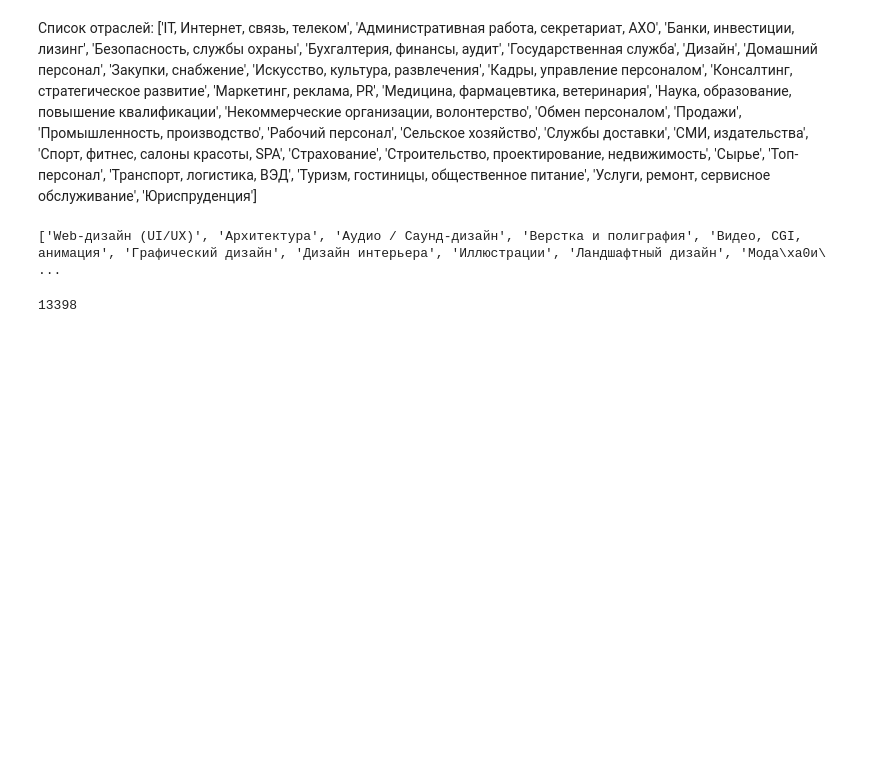
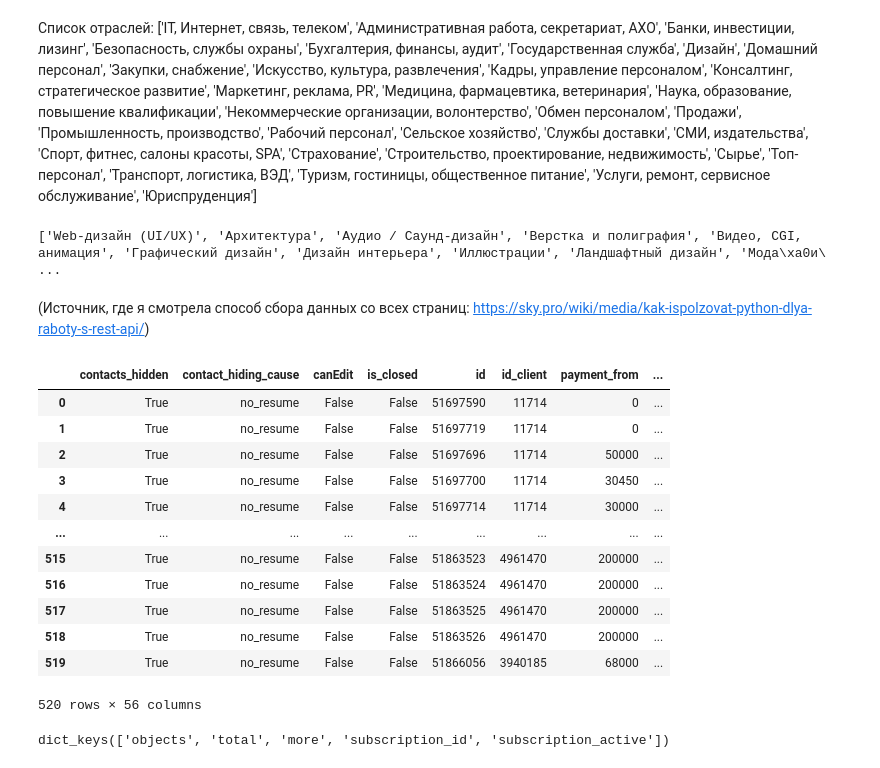
Before and after one commit to leosh1d/gp2, a Jupyter notebook: code/collecting/superjob.ipynb, the cells around one changed output. Saved outputs shown, nothing was run; the diff lists cells and outputs as text; code cells hidden in the pictures; blank space fills up the shorter version.

```diff
--- a/code/collecting/superjob.ipynb
+++ b/code/collecting/superjob.ipynb
@@ -83,15 +85,52 @@ print(titles_in_design)
 # %% [output]
 ['Web-дизайн (UI/UX)', 'Архитектура', 'Аудио / Саунд-дизайн', 'Верстка и полиграфия', 'Видео, CGI, анимация', 'Графический дизайн', 'Дизайн интерьера', 'Иллюстрации', 'Ландшафтный дизайн', 'Мода\xa0и\ ...
 # %%
-# Получаем список вакансий
+key_it = 33
 
+res_vacs_it = []
 params = {
-    'keyword': 'IT',
+    'catalogues': key_it,
+    'count': 40,
+    'page': 0
 }
+while True:
 
-vacs = requests.get('https://api.superjob.ru/2.0/vacancies/', headers=headers, params=params)
-res = vacs.json()
+    vacs_it = requests.get('https://api.superjob.ru/2.0/vacancies/', headers=headers, params=params)
+    if vacs_it.status_code != 200:
+        break
+    vacs_it_json = vacs_it.json()
 
-res['total']
+    if not vacs_it_json['objects']:
+        break
+    res_vacs_it.extend(vacs_it_json['objects'])
+    params['page'] += 1
-# %% [output]
-13398
+# %% [markdown]
+(Источник, где я смотрела способ сбора данных со всех страниц: https://sky.pro/wiki/media/kak-ispolzovat-python-dlya-raboty-s-rest-api/)
+# %%
+df = pd.DataFrame(res_vacs_it)
+df
+# %% [output]
+|  | contacts_hidden | contact_hiding_cause | canEdit | is_closed | id | id_client | payment_from | ... |
+| 0 | True | no_resume | False | False | 51697590 | 11714 | 0 | ... |
+| 1 | True | no_resume | False | False | 51697719 | 11714 | 0 | ... |
+| 2 | True | no_resume | False | False | 51697696 | 11714 | 50000 | ... |
+| 3 | True | no_resume | False | False | 51697700 | 11714 | 30450 | ... |
+| 4 | True | no_resume | False | False | 51697714 | 11714 | 30000 | ... |
+| ... | ... | ... | ... | ... | ... | ... | ... | ... |
+| 515 | True | no_resume | False | False | 51863523 | 4961470 | 200000 | ... |
+| 516 | True | no_resume | False | False | 51863524 | 4961470 | 200000 | ... |
+| 517 | True | no_resume | False | False | 51863525 | 4961470 | 200000 | ... |
+| 518 | True | no_resume | False | False | 51863526 | 4961470 | 200000 | ... |
+| 519 | True | no_resume | False | False | 51866056 | 3940185 | 68000 | ... |
+520 rows × 56 columns
+# %%
+params = {
+    'keyword': 'IT'
+}
+
+vacs = requests.get('https://api.superjob.ru/2.0/vacancies/', headers=headers, params=params)
+res = vacs.json()
+
+res.keys()
+# %% [output]
+dict_keys(['objects', 'total', 'more', 'subscription_id', 'subscription_active'])
```
Also changed, not shown: parts of 1 cell of this notebook.
